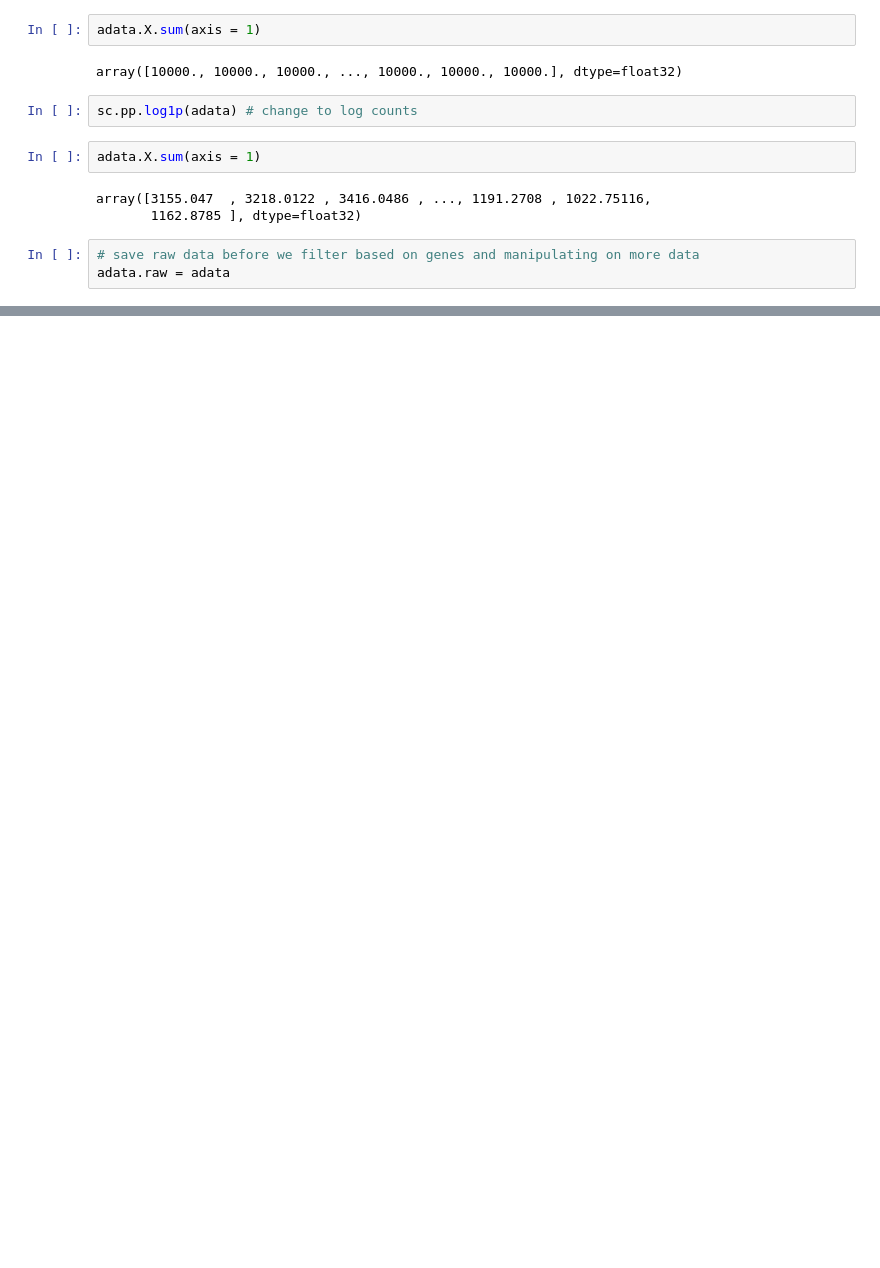
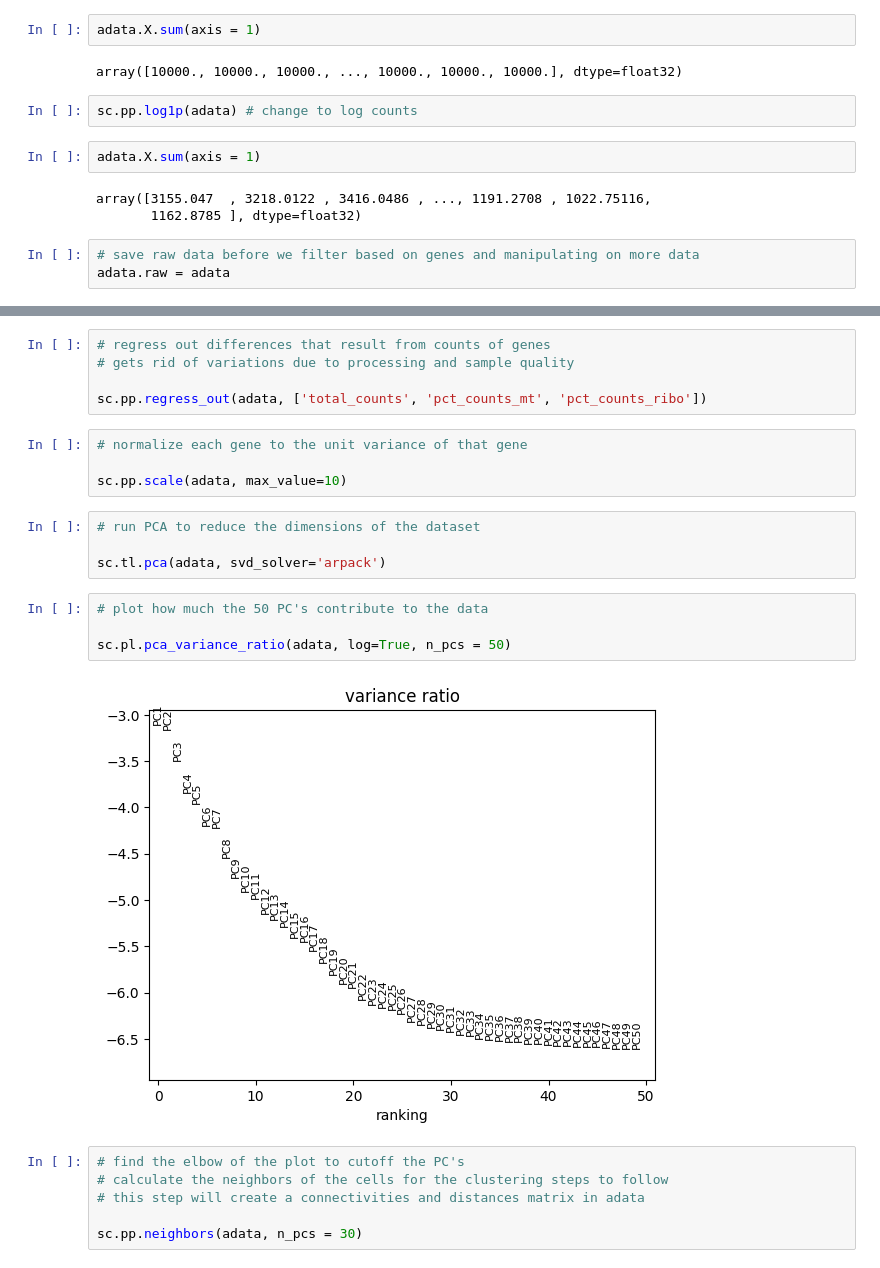
Before and after one commit to twstack/Analysis-Of-Single-Cell-Lung-Atlas-Of-Lethal-COVID-19, a Jupyter notebook: single_cell_analysis.ipynb, the cells around one changed output, grey strips where cells are left out. Saved outputs shown, nothing was run; the diff lists cells and outputs as text; blank space fills up the shorter version.

```diff
--- a/single_cell_analysis.ipynb
+++ b/single_cell_analysis.ipynb
@@ -208,0 +247,25 @@ adata.raw = adata
+# %%
+# regress out differences that result from counts of genes
+# gets rid of variations due to processing and sample quality
+
+sc.pp.regress_out(adata, ['total_counts', 'pct_counts_mt', 'pct_counts_ribo'])
+# %%
+# normalize each gene to the unit variance of that gene
+
+sc.pp.scale(adata, max_value=10)
+# %%
+# run PCA to reduce the dimensions of the dataset
+
+sc.tl.pca(adata, svd_solver='arpack')
+# %%
+# plot how much the 50 PC's contribute to the data
+
+sc.pl.pca_variance_ratio(adata, log=True, n_pcs = 50)
+# %% [output]
+[figure, added]
+# %%
+# find the elbow of the plot to cutoff the PC's
+# calculate the neighbors of the cells for the clustering steps to follow
+# this step will create a connectivities and distances matrix in adata
+
+sc.pp.neighbors(adata, n_pcs = 30)
```
Also changed, not shown: parts of 11 cells of this notebook.
